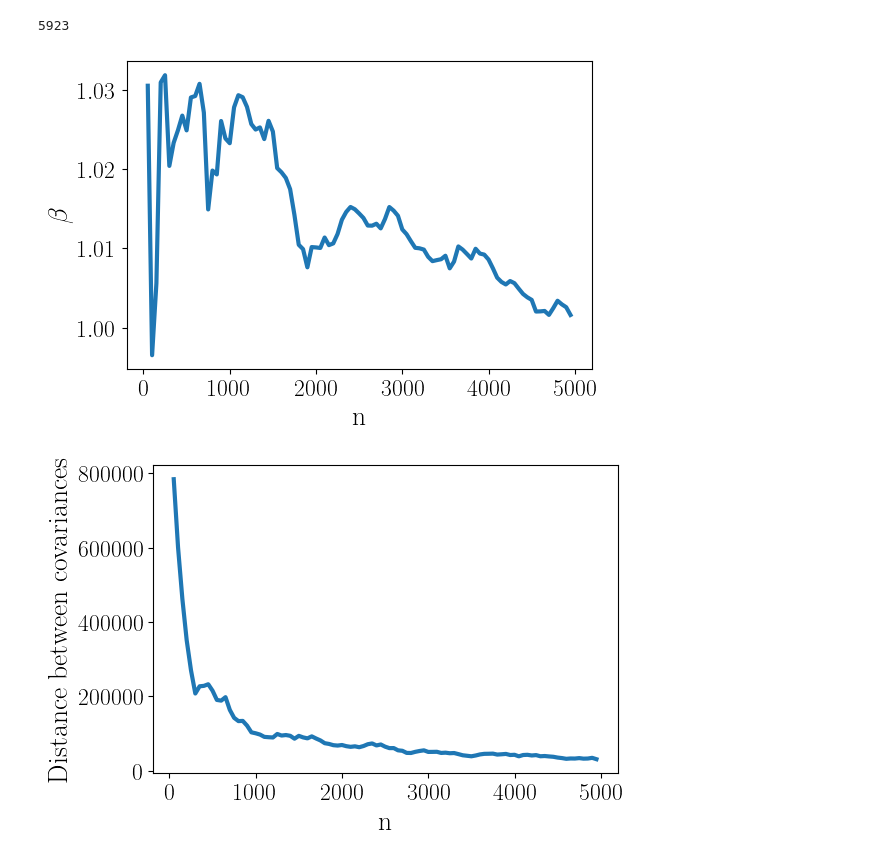
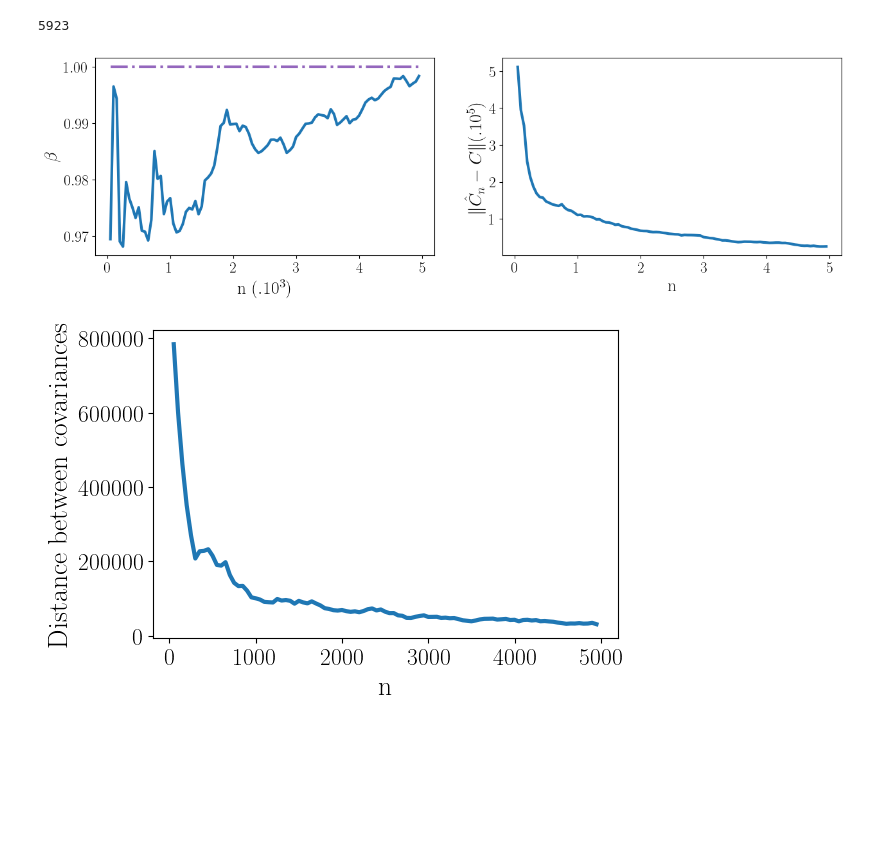
Before and after one commit to elfirdoussilab1/Synthetic-data, a Jupyter notebook: mnist.ipynb, the cells around one changed output. Cells and saved outputs as stored; diff of their text form; code cells hidden in the pictures; blank space fills up the shorter version.

```diff
--- a/mnist.ipynb
+++ b/mnist.ipynb
@@ -587,11 +588,6 @@ from utils import *
 from tqdm.auto import tqdm
 import matplotlib.pyplot as plt
 plt.rcParams.update({"text.usetex": True,"font.family": "STIXGeneral"})#,"font.sans-serif": "Helvetica",})
-
-fig, ax = plt.subplots(figsize = (6, 4))
-linewidth = 3
-fontsize = 20
-labelsize = 17
 
 ns = np.arange(1, 100) * 50
 betas = []
@@ -600,16 +596,35 @@ for n in tqdm(ns):
     x = X_r[:n]
     vmu_beta = np.mean(x, axis = 0)
     cov_hat = (x - vmu_beta).T @ (x - vmu_beta) / n
-    betas.append(np.sum(vmu * vmu_beta) / mu**2)
-    dists.append(cov_dist(cov, cov_hat))
-
-ax.plot(ns, betas, linewidth = linewidth)
-ax.set_xlabel('n', fontsize = fontsize)
-ax.set_ylabel('$\\beta$', fontsize = fontsize)
-ax.tick_params(axis = 'x', which = 'both', labelsize = labelsize)
-ax.tick_params(axis = 'y', which = 'both', labelsize = labelsize)
+    beta = np.sum(vmu * vmu_beta) / mu**2
+    beta = min(beta, 2 - beta)
+    betas.append(beta)
+    #dists.append(cov_dist(cov, cov_hat))
+    dists.append(np.linalg.norm(cov_hat - cov))
-# %% [output]
-[figure, removed]
+# %%
+fig, ax = plt.subplots(1, 2, figsize = (15, 4))
+linewidth = 3
+fontsize = 20
+labelsize = 17
+
+ax[0].plot(ns /1000, betas, linewidth = linewidth)
+ax[0].plot([ns[0] / 1000, ns[-1] / 1000], [1, 1], linewidth = linewidth, color = 'tab:purple', linestyle = '-.')
+ax[0].set_xlabel('n ($. 10^3$)', fontsize = fontsize)
+ax[0].set_ylabel('$\\beta$', fontsize = fontsize)
+ax[0].tick_params(axis = 'x', which = 'both', labelsize = labelsize)
+ax[0].tick_params(axis = 'y', which = 'both', labelsize = labelsize)
+
+
+ax[1].plot(ns /1000, np.array(dists) / 10**5, linewidth = linewidth)
+ax[1].set_xlabel('n', fontsize = fontsize)
+ax[1].set_ylabel('$\| \hat{C}_n - C \| (.10^5) $', fontsize = fontsize)
+ax[1].tick_params(axis = 'x', which = 'both', labelsize = labelsize)
+ax[1].tick_params(axis = 'y', which = 'both', labelsize = labelsize)
+
+path = f'./study-plot/MNIST-statistics-variation-with-n.pdf'
+fig.savefig(path, bbox_inches='tight')
+# %% [output]
+[figure, added]
 # %%
 fig, ax = plt.subplots(figsize = (6, 4))
 ax.plot(ns, dists, linewidth = linewidth)
```
Also changed, not shown: parts of 9 cells of this notebook, 15 other files.
